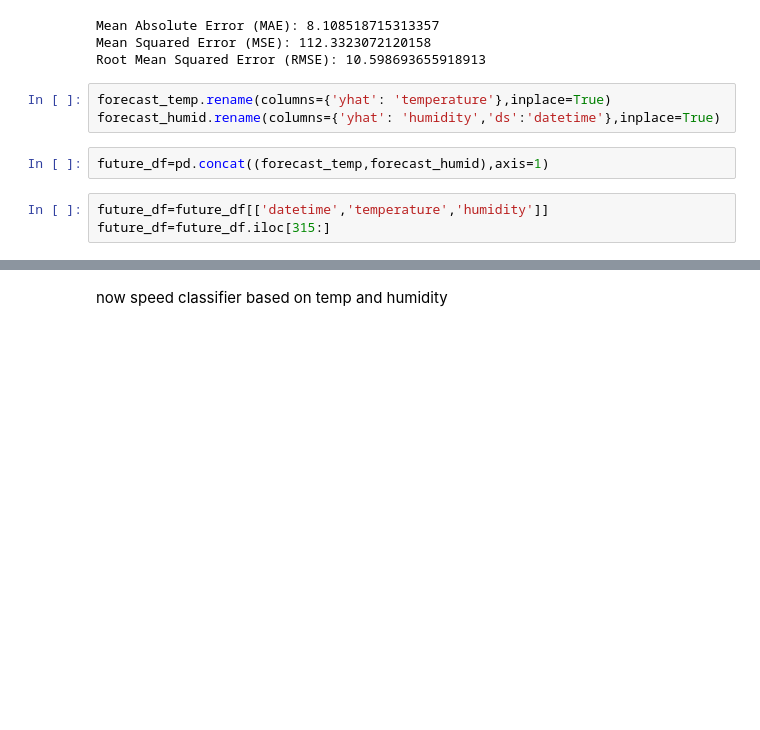
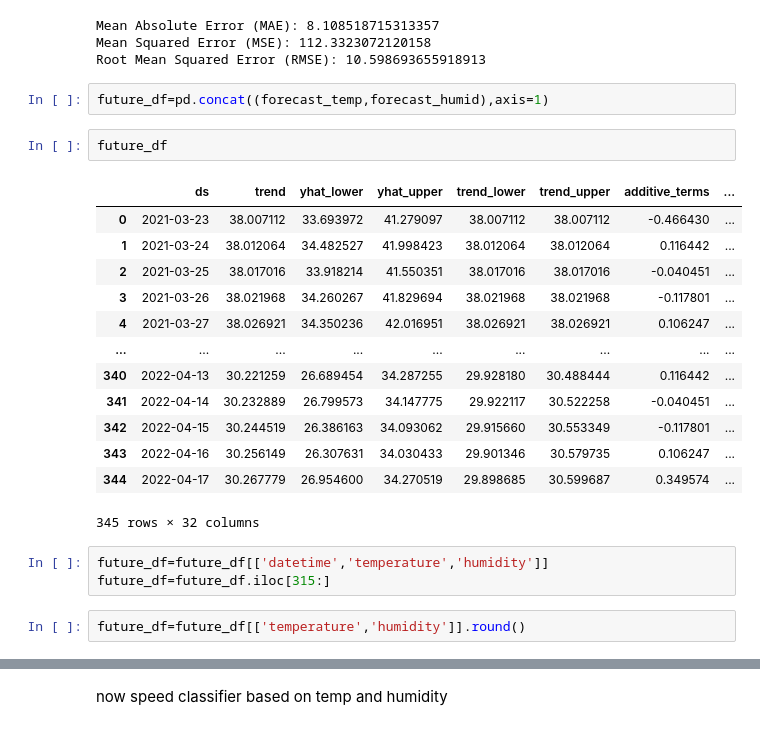
Before and after one commit to UmerSidiqui/BLDC_fan-data-analysis, a Jupyter notebook: loungefan.ipynb, the cells around one changed output, grey strips where cells are left out. Cells and saved outputs as stored; diff of their text form; blank space fills up the shorter version.

```diff
--- a/loungefan.ipynb
+++ b/loungefan.ipynb
@@ -229,14 +237,29 @@ print(f"Root Mean Squared Error (RMSE): {rmse}")
 Mean Absolute Error (MAE): 8.108518715313357
 Mean Squared Error (MSE): 112.3323072120158
 Root Mean Squared Error (RMSE): 10.598693655918913
-# %%
-forecast_temp.rename(columns={'yhat': 'temperature'},inplace=True)
-forecast_humid.rename(columns={'yhat': 'humidity','ds':'datetime'},inplace=True)
 # %%
 future_df=pd.concat((forecast_temp,forecast_humid),axis=1)
+# %%
+future_df
+# %% [output]
+|  | ds | trend | yhat_lower | yhat_upper | trend_lower | trend_upper | additive_terms | ... |
+| 0 | 2021-03-23 | 38.007112 | 33.693972 | 41.279097 | 38.007112 | 38.007112 | -0.466430 | ... |
+| 1 | 2021-03-24 | 38.012064 | 34.482527 | 41.998423 | 38.012064 | 38.012064 | 0.116442 | ... |
+| 2 | 2021-03-25 | 38.017016 | 33.918214 | 41.550351 | 38.017016 | 38.017016 | -0.040451 | ... |
+| 3 | 2021-03-26 | 38.021968 | 34.260267 | 41.829694 | 38.021968 | 38.021968 | -0.117801 | ... |
+| 4 | 2021-03-27 | 38.026921 | 34.350236 | 42.016951 | 38.026921 | 38.026921 | 0.106247 | ... |
+| ... | ... | ... | ... | ... | ... | ... | ... | ... |
+| 340 | 2022-04-13 | 30.221259 | 26.689454 | 34.287255 | 29.928180 | 30.488444 | 0.116442 | ... |
+| 341 | 2022-04-14 | 30.232889 | 26.799573 | 34.147775 | 29.922117 | 30.522258 | -0.040451 | ... |
+| 342 | 2022-04-15 | 30.244519 | 26.386163 | 34.093062 | 29.915660 | 30.553349 | -0.117801 | ... |
+| 343 | 2022-04-16 | 30.256149 | 26.307631 | 34.030433 | 29.901346 | 30.579735 | 0.106247 | ... |
+| 344 | 2022-04-17 | 30.267779 | 26.954600 | 34.270519 | 29.898685 | 30.599687 | 0.349574 | ... |
+345 rows × 32 columns
 # %%
 future_df=future_df[['datetime','temperature','humidity']]
 future_df=future_df.iloc[315:]
+# %%
+future_df=future_df[['temperature','humidity']].round()
 # %%
 future_df
 # %% [output]
```
Also changed, not shown: parts of 33 cells of this notebook.
